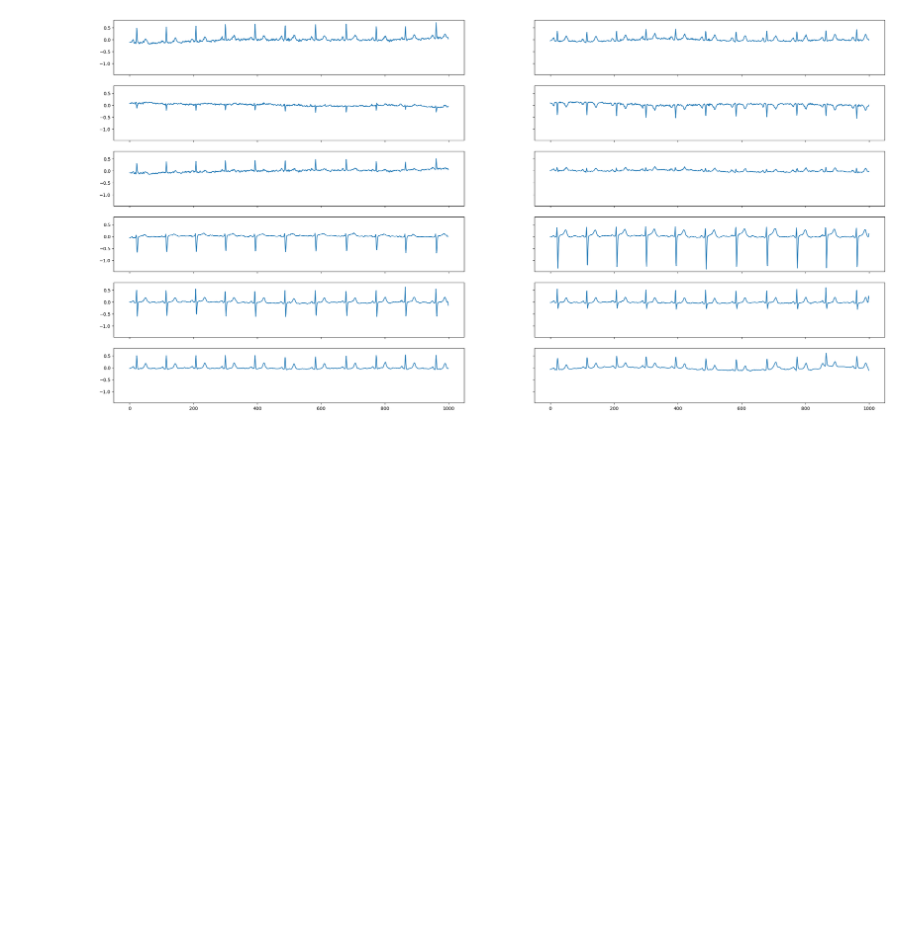
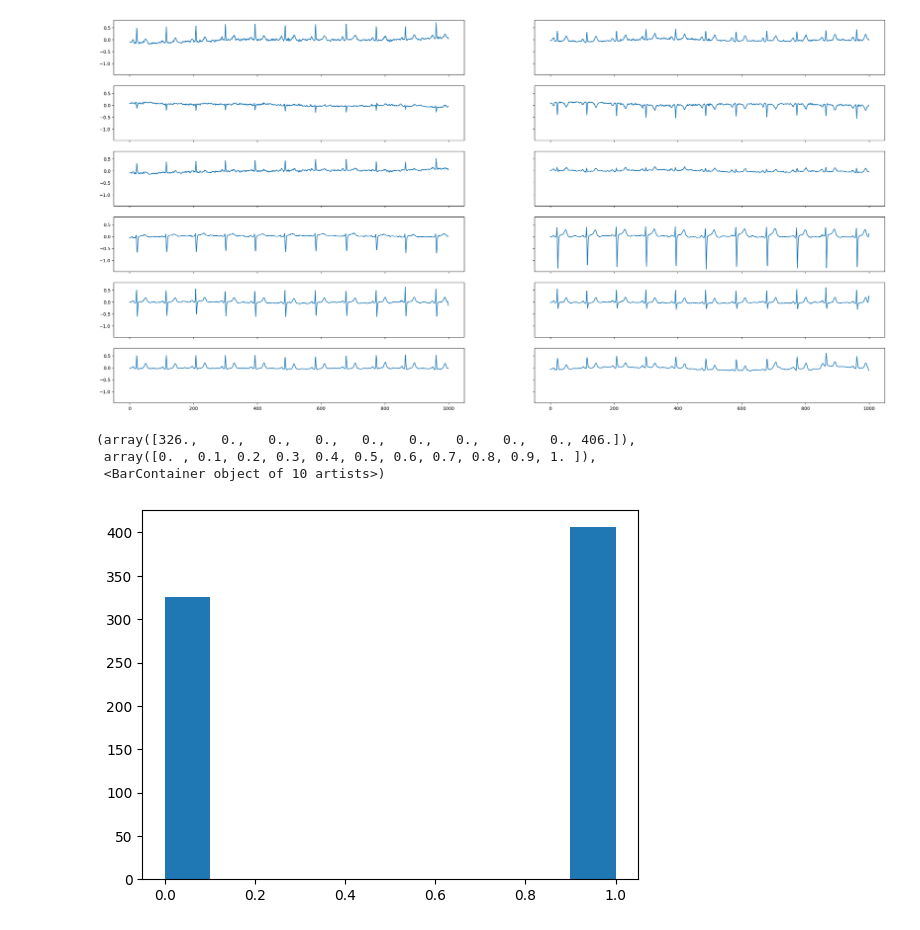
Before and after one commit to JHeczko/CardioLatentNet, a Jupyter notebook: test.ipynb, the cells around one changed output. Saved outputs shown, nothing was run; the diff lists cells and outputs as text; code cells hidden in the pictures; blank space fills up the shorter version.

```diff
--- a/test.ipynb
+++ b/test.ipynb
@@ -28,7 +31,7 @@ from sklearn.preprocessing import MultiLabelBinarizer
 
 sampling_rate = 100
 path = dataset_path
-targer = 'scp'
+target = 'sex'
 mode='train'
 
 test_fold = 10
@@ -49,8 +52,6 @@ elif mode == 'test':
 else:
     raise ValueError('Invalid mode (train|val|test)')
 
-Y.scp_codes = Y.scp_codes.apply(lambda x: ast.literal_eval(x))
-
 # # Load raw signal data
 if sampling_rate == 100:
     data = [wfdb.rdsamp(path+f) for f in Y.filename_lr]
@@ -59,16 +60,25 @@ else:
 X = np.array([signal for signal, meta in data])
 
 # Load scp_statements.csv for diagnostic aggregation
-agg_df = agg_df[agg_df.diagnostic == 1]
 
-name_to_index = {v:i for i,v in enumerate(agg_df.diagnostic_class.unique())}
-labels = []
-for codes in Y.scp_codes:
-    tmp = []
-    for key, value in codes.items():
-        if (key in agg_df.index) and (value > 0.5):
-            tmp.append(name_to_index[agg_df.loc[key].diagnostic_class])
-    labels.append(tmp)
+# ======== SCP CODE ========
+Y.scp_codes = Y.scp_codes.apply(lambda x: ast.literal_eval(x))
 
-# transform labels to ONEHOT (doing classification)
-y = MultiLabelBinarizer().fit_transform(labels)
+
+if target == "scp":
+    agg_df = agg_df[agg_df.diagnostic == 1]
+
+    name_to_index = {v:i for i,v in enumerate(agg_df.diagnostic_class.unique())}
+    labels = []
+    for codes in Y.scp_codes:
+        tmp = []
+        for key, value in codes.items():
+            if (key in agg_df.index) and (value > 0.5):
+                tmp.append(name_to_index[agg_df.loc[key].diagnostic_class])
+        labels.append(tmp)
+    # transform labels to ONEHOT (doing classification)
+    y = MultiLabelBinarizer().fit_transform(labels)
+elif target == "sex":
+    y = Y.sex.to_numpy().reshape(-1,1)
+elif target == "age":
+    y = Y.age.to_numpy().reshape(-1,1)
@@ -86,3 +112,10 @@ for i,ax in enumerate(axs.flat):
     ax.plot(sample[:,i])
 # %% [output]
 [figure]
+# %%
+plt.hist(y)
+# %% [output]
+(array([326.,   0.,   0.,   0.,   0.,   0.,   0.,   0.,   0., 406.]),
+ array([0. , 0.1, 0.2, 0.3, 0.4, 0.5, 0.6, 0.7, 0.8, 0.9, 1. ]),
+ <BarContainer object of 10 artists>)
+[figure, added]
```
Also changed, not shown: parts of 5 cells of this notebook, 2 other files.
